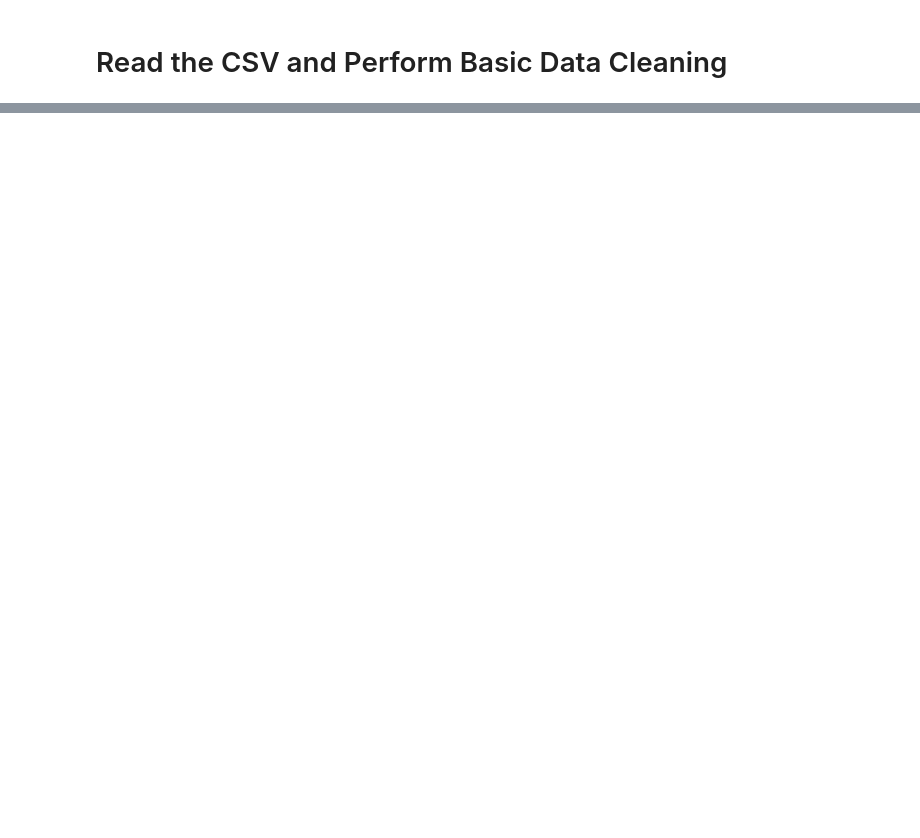
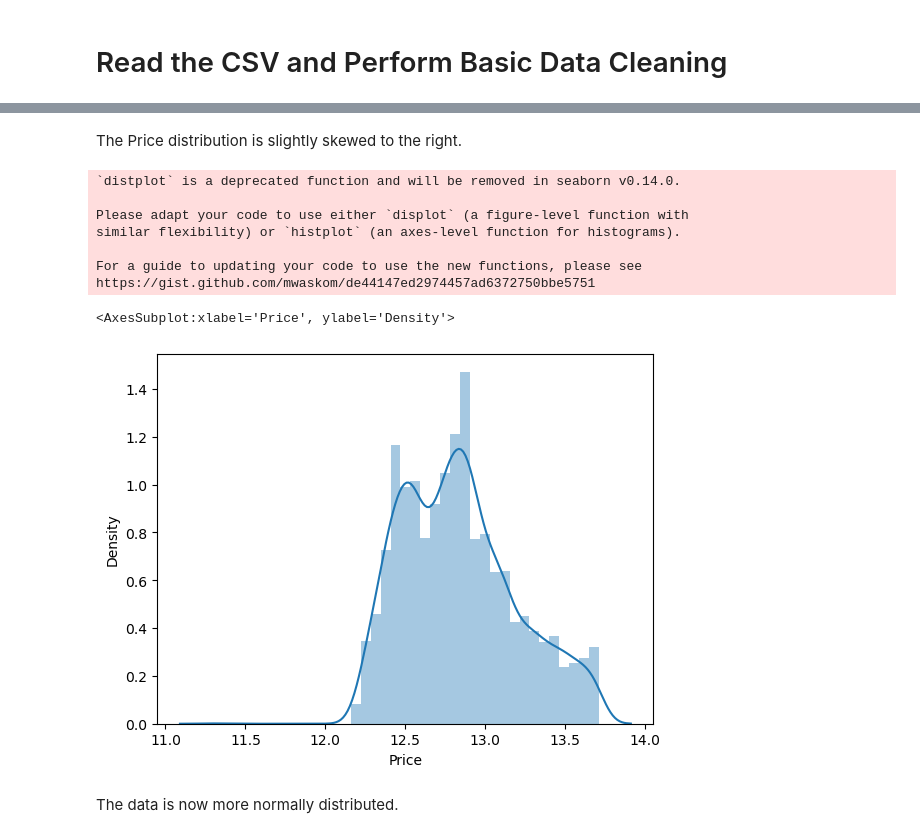
Before and after one commit to Hecgithub/House_Price_Prediction, a Jupyter notebook: ML_House_Prediction_Prices.ipynb, the cells around one changed output, grey strips where cells are left out. Saved outputs shown, nothing was run; the diff lists cells and outputs as text; code cells hidden in the pictures; blank space fills up the shorter version.

```diff
--- a/ML_House_Prediction_Prices.ipynb
+++ b/ML_House_Prediction_Prices.ipynb
@@ -210,0 +35,4 @@ avg / total       0.99      0.94      0.89      0.96      0.92      0.85     172
+# %%
+# There are 25 columns and 4499 rows
+df = pd.read_csv('ML_data_Houston_TX_Houses_merged_2023_1_1_12_5.csv')
+print(df.shape)
@@ -210,0 +97,3 @@ avg / total       0.99      0.94      0.89      0.96      0.92      0.85     172
+# %%
+# drop rows with any missing values
+df.dropna(inplace=True)
@@ -210,0 +122,17 @@ avg / total       0.99      0.94      0.89      0.96      0.92      0.85     172
+# %% [markdown]
+The Price distribution is slightly skewed to the right.
+# %%
+# Transform the target variable
+sns.distplot(np.log(df.Price))
+# %% [output]
+`distplot` is a deprecated function and will be removed in seaborn v0.14.0.
+
+Please adapt your code to use either `displot` (a figure-level function with
+similar flexibility) or `histplot` (an axes-level function for histograms).
+
+For a guide to updating your code to use the new functions, please see
+https://gist.github.com/mwaskom/de44147ed2974457ad6372750bbe5751
+<AxesSubplot:xlabel='Price', ylabel='Density'>
+[figure, added]
+# %% [markdown]
+The data is now more normally distributed.
```
Also changed, not shown: parts of 52 cells of this notebook.
